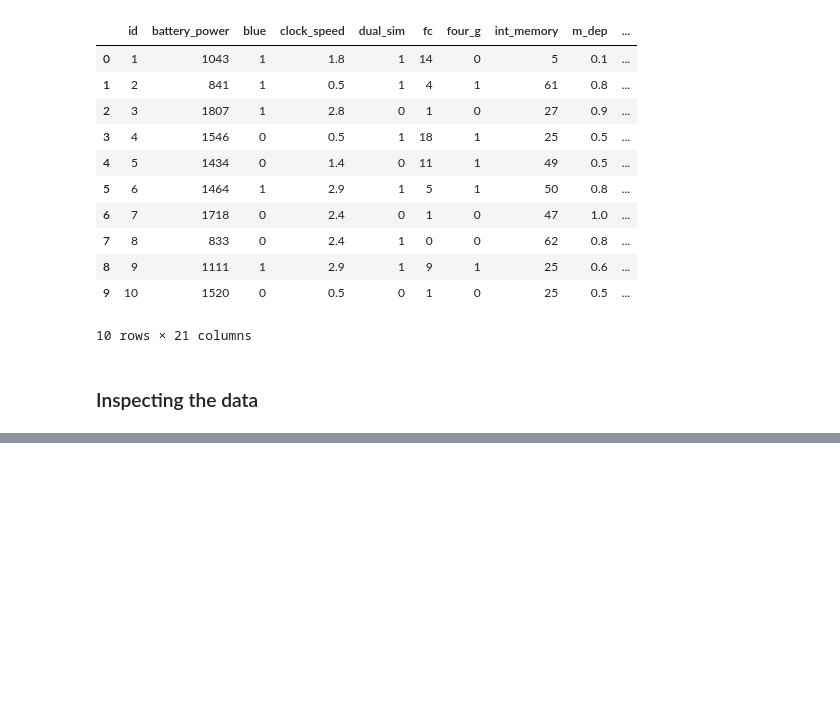
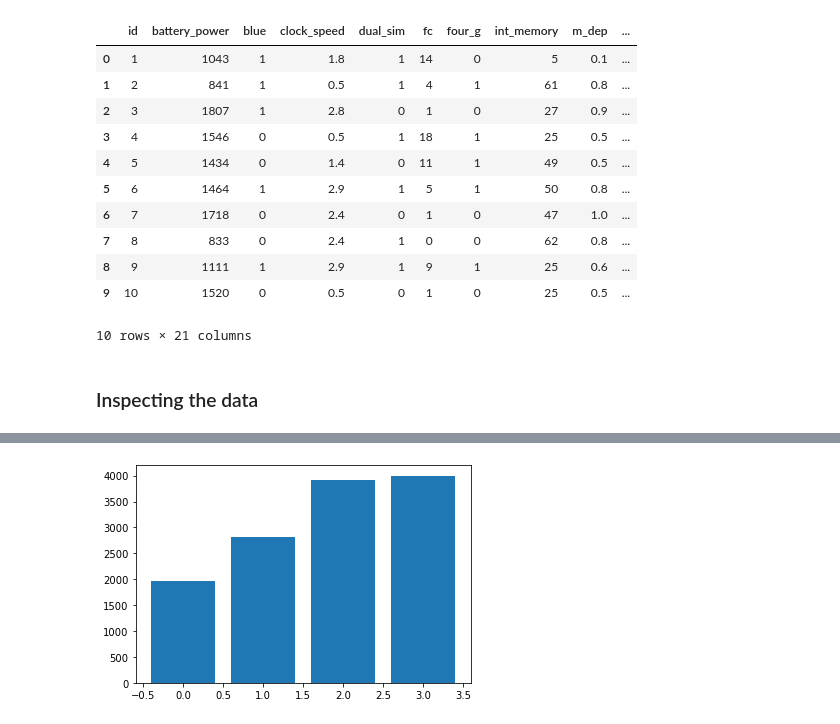
Before and after one commit to Charles2005/Mobile-Price-Classification, a Jupyter notebook: Files/Mobile-Price-Classication.ipynb, the cells around one changed output, grey strips where cells are left out. Drawn from its saved outputs; the diff is of its cells as text; code cells hidden in the pictures; blank space fills up the shorter version.

```diff
--- a/Files/Mobile-Price-Classication.ipynb
+++ b/Files/Mobile-Price-Classication.ipynb
@@ -129,0 +199,4 @@ dtype: int64
+# %%
+plt.bar(mobile_train["price_range"], mobile_train["ram"]);
+# %% [output]
+[figure, added]
```
Also changed, not shown: parts of 22 cells of this notebook.
